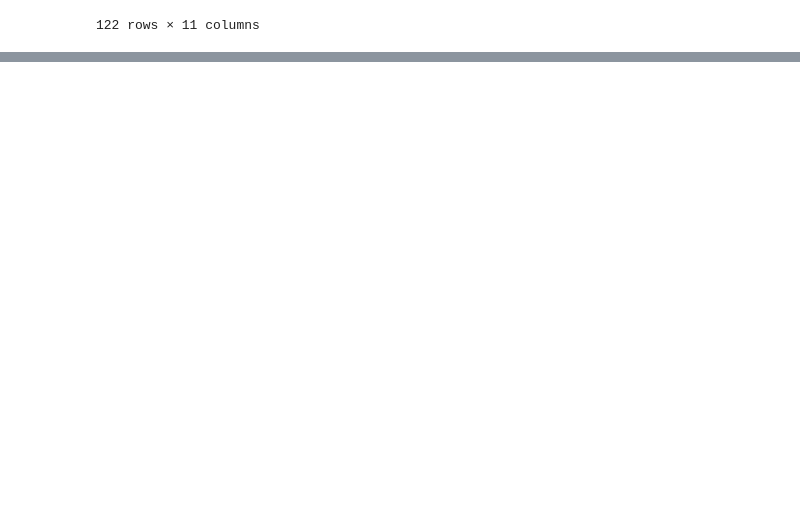
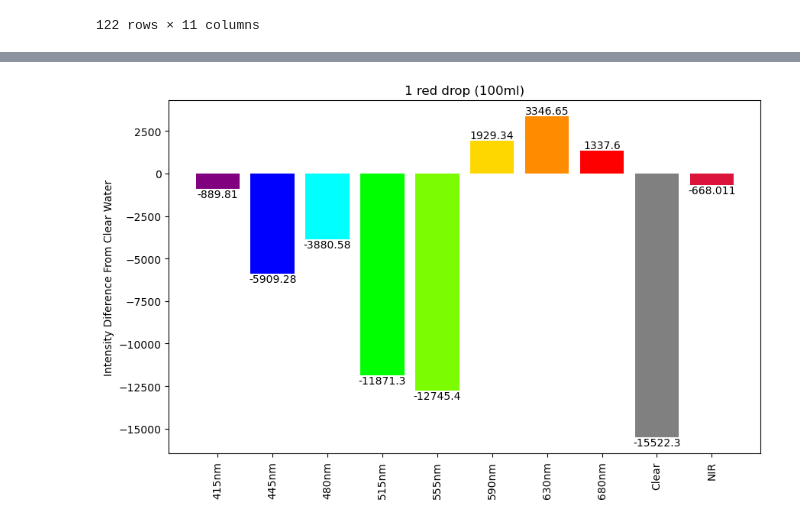
Before and after one commit to aitkenbug/spectrometer-mwl, a Jupyter notebook: ploting/first-test.ipynb, the cells around one changed output, grey strips where cells are left out. Drawn from its saved outputs; the diff is of its cells as text; code cells hidden in the pictures; blank space fills up the shorter version.

```diff
--- a/ploting/first-test.ipynb
+++ b/ploting/first-test.ipynb
@@ -30,0 +55,26 @@ datac
+# %%
+# 1 red drop
+labels = data1r.columns.to_list()
+labels = labels[1:]
+bars = []
+col = ['purple','blue','cyan','lime','lawngreen','gold','darkorange','red','gray','crimson']
+x = np.arange(len(labels))
+
+j = 0
+for i in labels:
+    bars.append(np.mean(data1r[i].to_numpy())-clear_bars[j])
+    j += 1
+
+fig, ax = plt.subplots(figsize=(10,6))
+
+ax.bar(labels, bars, align='center', color=col)
+ax.set_xticks(x, labels, rotation=90)
+plt.ylabel('Intensity Diference From Clear Water')
+plt.title('1 red drop (100ml)')
+for bars in ax.containers:
+    ax.bar_label(bars)
+plt.show()
+
+fig.savefig('1-drop-r.png', facecolor=fig.get_facecolor(), edgecolor='none')
+# %% [output]
+[figure, added]
```
Also changed, not shown: parts of 6 cells of this notebook.
